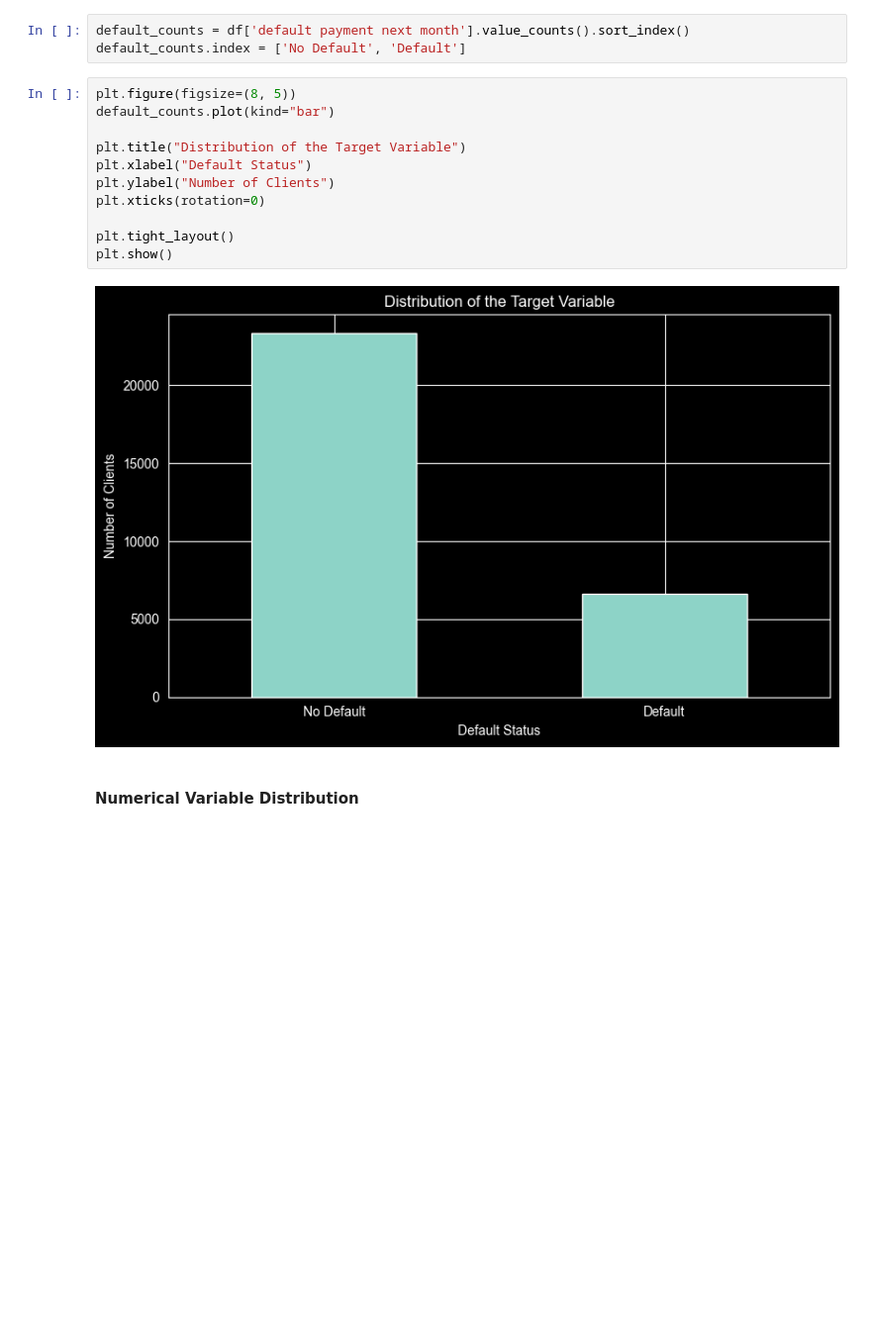
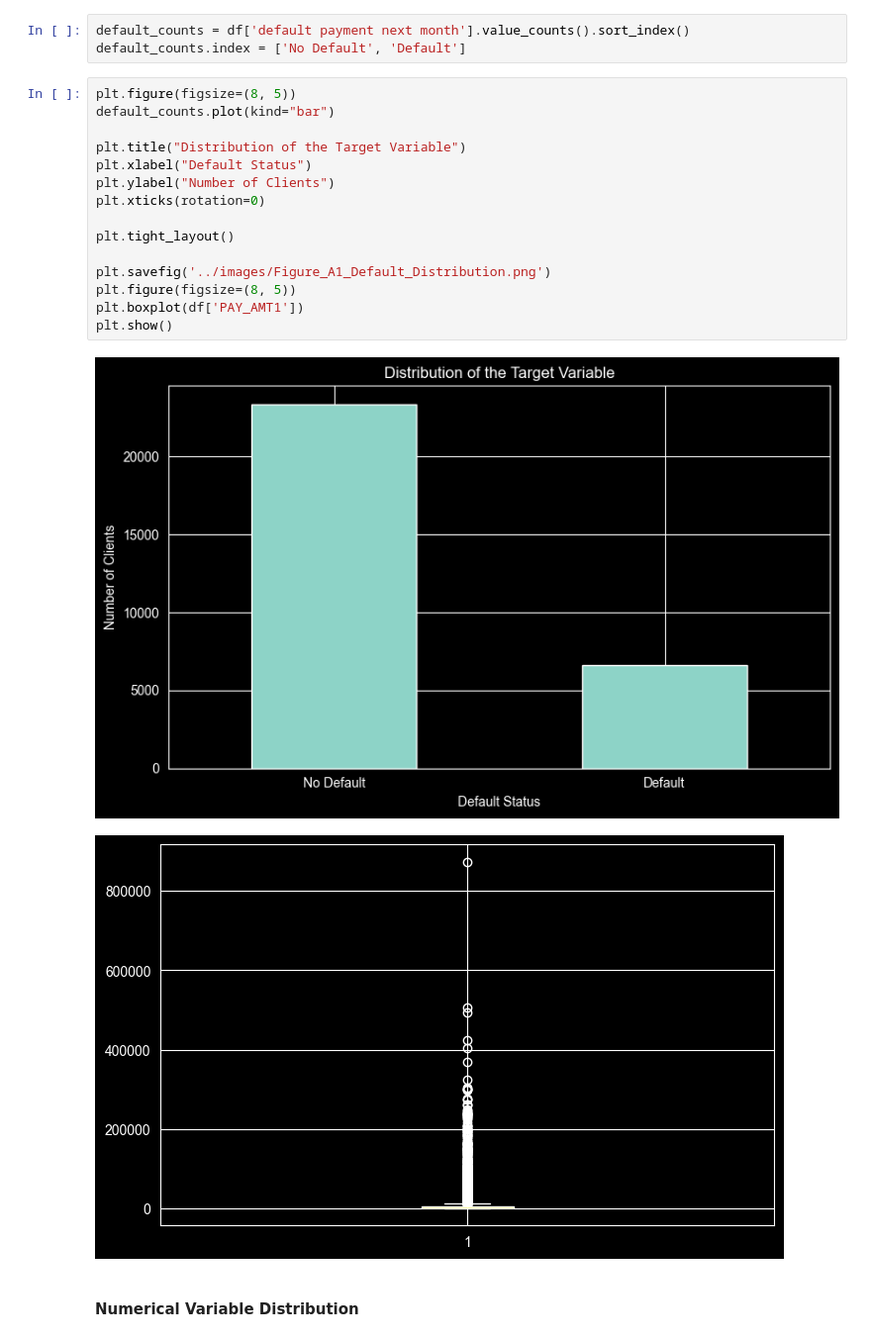
Before and after one commit to dvsdevious/credit-default-logistic-regression, a Jupyter notebook: notebooks/01_eda.ipynb, the cells around one changed output. Shown at 99% size. Drawn from its saved outputs; the diff is of its cells as text; blank space fills up the shorter version.

```diff
--- a/notebooks/01_eda.ipynb
+++ b/notebooks/01_eda.ipynb
@@ -100,16 +100,21 @@ default_counts.index = ['No Default', 'Default']
 # %%
 plt.figure(figsize=(8, 5))
 default_counts.plot(kind="bar")
 
 plt.title("Distribution of the Target Variable")
 plt.xlabel("Default Status")
 plt.ylabel("Number of Clients")
 plt.xticks(rotation=0)
 
 plt.tight_layout()
+
+plt.savefig('../images/Figure_A1_Default_Distribution.png')
+plt.figure(figsize=(8, 5))
+plt.boxplot(df['PAY_AMT1'])
 plt.show()
 # %% [output]
 [figure]
+[figure, added]
 # %% [markdown]
 #### Numerical Variable Distribution
 # %% [markdown]
```
Also changed, not shown: parts of 7 cells of this notebook.
